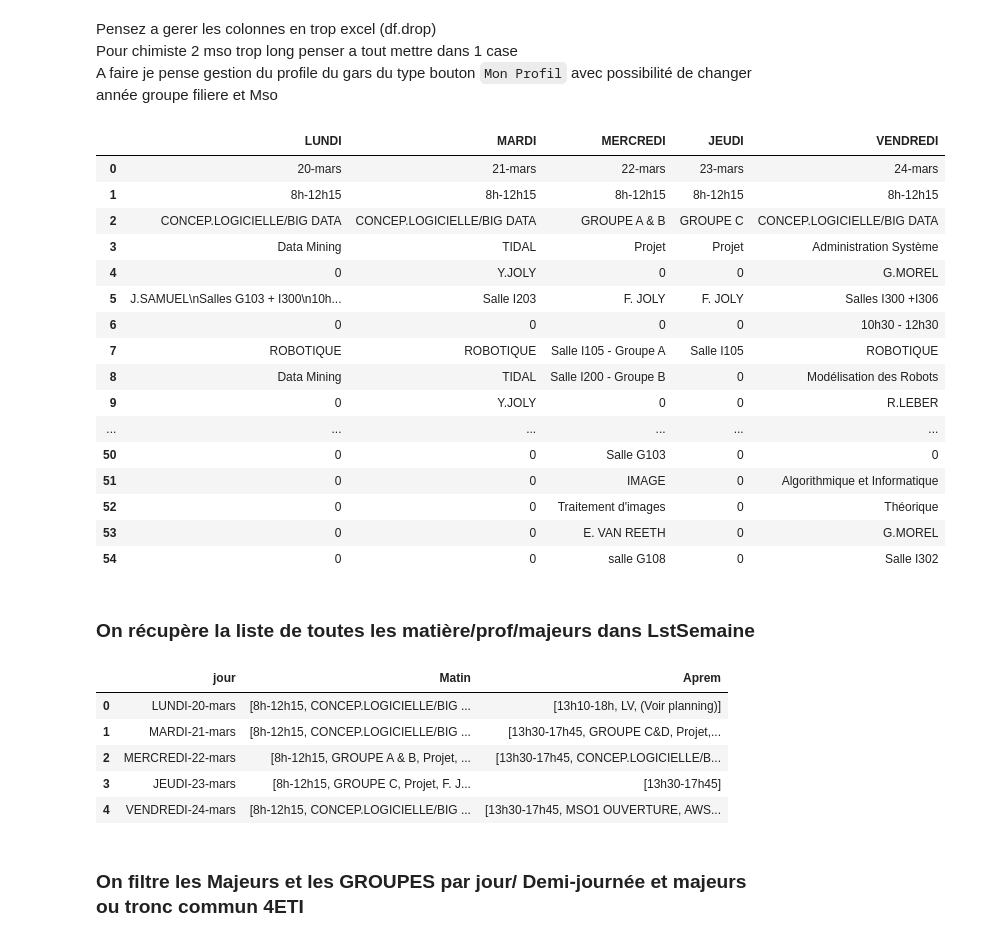
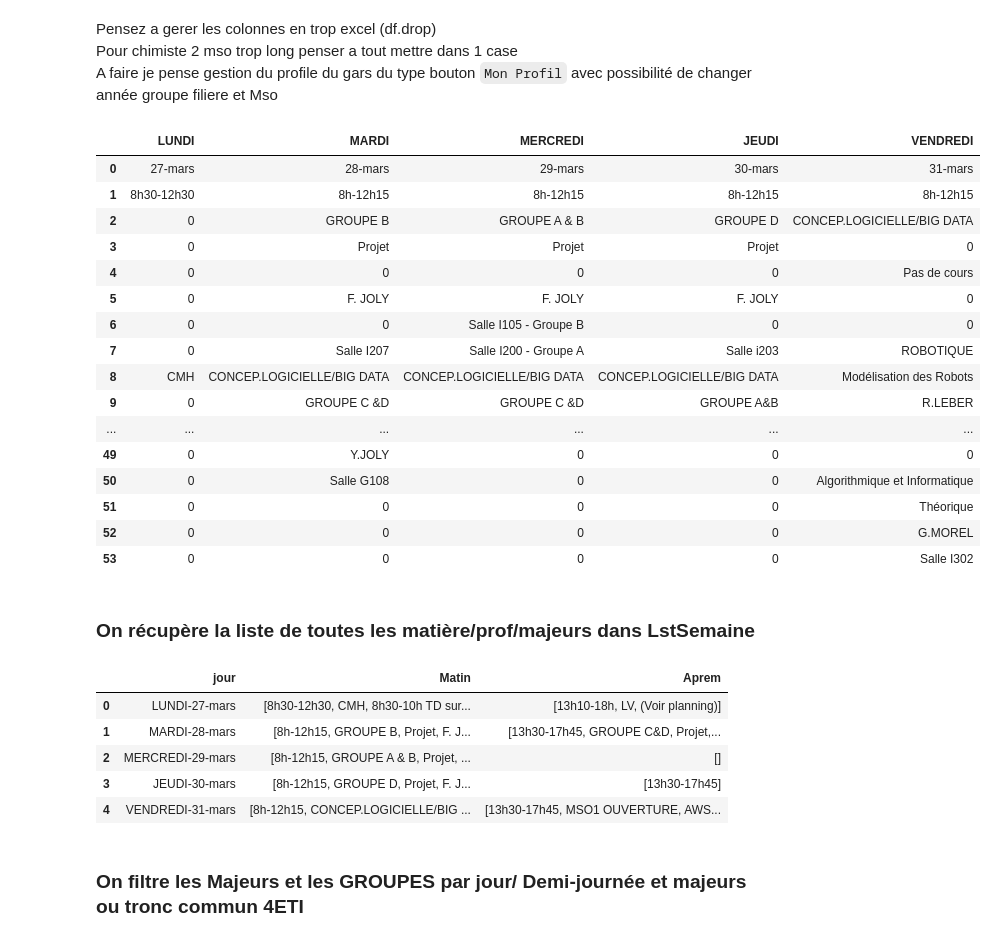
Before and after one commit to Pierrelouis2/CPE_Planning, a Jupyter notebook: ReadCsv.ipynb, the cells around one changed output. Drawn from its saved outputs; the diff is of its cells as text; code cells hidden in the pictures.

Commit message:
concat fct planningNotReady. change image planning. new Data

```diff
--- a/ReadCsv.ipynb
+++ b/ReadCsv.ipynb
@@ -7,34 +7,35 @@ A faire je pense gestion du profile du gars du type bouton `Mon Profil` avec pos
 # %%
 import pandas as pd
 import json
 from numpyencoder import NumpyEncoder
 
 # Read csv file
-Df = pd.read_csv('./planning_Csv/4ETI/planning2003.csv', sep=';')
+name = "27_03.csv"
+Df = pd.read_csv(f'./planning_Csv/4ETI/{name}', sep=';')
 # Filter columns and rows
 Df.reset_index()
 Df.fillna(0, inplace=True)
 # on ne garde que les 5 premieres columns
 Df = Df.iloc[:, 0:5]
 Df
 # %% [output]
 |  | LUNDI | MARDI | MERCREDI | JEUDI | VENDREDI |
-| 0 | 20-mars | 21-mars | 22-mars | 23-mars | 24-mars |
-| 1 | 8h-12h15 | 8h-12h15 | 8h-12h15 | 8h-12h15 | 8h-12h15 |
-| 2 | CONCEP.LOGICIELLE/BIG DATA | CONCEP.LOGICIELLE/BIG DATA | GROUPE A & B | GROUPE C | CONCEP.LOGICIELLE/BIG DATA |
-| 3 | Data Mining | TIDAL | Projet | Projet | Administration Système |
-| 4 | 0 | Y.JOLY | 0 | 0 | G.MOREL |
-| 5 | J.SAMUEL\nSalles G103 + I300\n10h... | Salle I203 | F. JOLY | F. JOLY | Salles I300 +I306 |
-| 6 | 0 | 0 | 0 | 0 | 10h30 - 12h30 |
-| 7 | ROBOTIQUE | ROBOTIQUE | Salle I105 - Groupe A | Salle I105 | ROBOTIQUE |
-| 8 | Data Mining | TIDAL | Salle I200 - Groupe B | 0 | Modélisation des Robots |
-| 9 | 0 | Y.JOLY | 0 | 0 | R.LEBER |
+| 0 | 27-mars | 28-mars | 29-mars | 30-mars | 31-mars |
+| 1 | 8h30-12h30 | 8h-12h15 | 8h-12h15 | 8h-12h15 | 8h-12h15 |
+| 2 | 0 | GROUPE B | GROUPE A & B | GROUPE D | CONCEP.LOGICIELLE/BIG DATA |
+| 3 | 0 | Projet | Projet | Projet | 0 |
+| 4 | 0 | 0 | 0 | 0 | Pas de cours |
+| 5 | 0 | F. JOLY | F. JOLY | F. JOLY | 0 |
+| 6 | 0 | 0 | Salle I105 - Groupe B | 0 | 0 |
+| 7 | 0 | Salle I207 | Salle I200 - Groupe A | Salle i203 | ROBOTIQUE |
+| 8 | CMH | CONCEP.LOGICIELLE/BIG DATA | CONCEP.LOGICIELLE/BIG DATA | CONCEP.LOGICIELLE/BIG DATA | Modélisation des Robots |
+| 9 | 0 | GROUPE C &D | GROUPE C &D | GROUPE A&B | R.LEBER |
 | ... | ... | ... | ... | ... | ... |
-| 50 | 0 | 0 | Salle G103 | 0 | 0 |
-| 51 | 0 | 0 | IMAGE | 0 | Algorithmique et Informatique |
-| 52 | 0 | 0 | Traitement d'images | 0 | Théorique |
-| 53 | 0 | 0 | E. VAN REETH | 0 | G.MOREL |
-| 54 | 0 | 0 | salle G108 | 0 | Salle I302 |
+| 49 | 0 | Y.JOLY | 0 | 0 | 0 |
+| 50 | 0 | Salle G108 | 0 | 0 | Algorithmique et Informatique |
+| 51 | 0 | 0 | 0 | 0 | Théorique |
+| 52 | 0 | 0 | 0 | 0 | G.MOREL |
+| 53 | 0 | 0 | 0 | 0 | Salle I302 |
 # %% [markdown]
 ### On récupère la liste de toutes les matière/prof/majeurs dans LstSemaine
 # %%
@@ -87,11 +88,11 @@ df_semaine
 #df_semaine.to_json('planning_semaineMatin_Aprem_TEST.json',orient='records', indent=4)
 # %% [output]
 |  | jour | Matin | Aprem |
-| 0 | LUNDI-20-mars | [8h-12h15, CONCEP.LOGICIELLE/BIG ... | [13h10-18h, LV, (Voir planning)] |
-| 1 | MARDI-21-mars | [8h-12h15, CONCEP.LOGICIELLE/BIG ... | [13h30-17h45, GROUPE C&D, Projet,... |
-| 2 | MERCREDI-22-mars | [8h-12h15, GROUPE A & B, Projet, ... | [13h30-17h45, CONCEP.LOGICIELLE/B... |
-| 3 | JEUDI-23-mars | [8h-12h15, GROUPE C, Projet, F. J... | [13h30-17h45] |
-| 4 | VENDREDI-24-mars | [8h-12h15, CONCEP.LOGICIELLE/BIG ... | [13h30-17h45, MSO1 OUVERTURE, AWS... |
+| 0 | LUNDI-27-mars | [8h30-12h30, CMH, 8h30-10h TD sur... | [13h10-18h, LV, (Voir planning)] |
+| 1 | MARDI-28-mars | [8h-12h15, GROUPE B, Projet, F. J... | [13h30-17h45, GROUPE C&D, Projet,... |
+| 2 | MERCREDI-29-mars | [8h-12h15, GROUPE A & B, Projet, ... | [] |
+| 3 | JEUDI-30-mars | [8h-12h15, GROUPE D, Projet, F. J... | [13h30-17h45] |
+| 4 | VENDREDI-31-mars | [8h-12h15, CONCEP.LOGICIELLE/BIG ... | [13h30-17h45, MSO1 OUVERTURE, AWS... |
 # %% [markdown]
 ### On filtre les Majeurs et les GROUPES par jour/ Demi-journée et majeurs ou tronc commun 4ETI
 # %%
```
Also changed, not shown: parts of 3 cells of this notebook, 2 other files.
